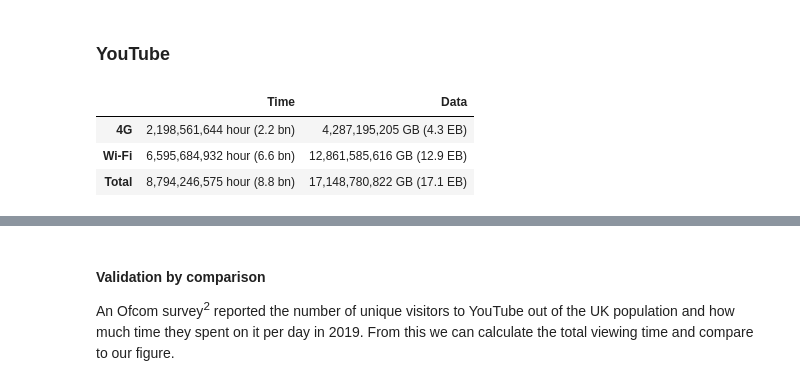
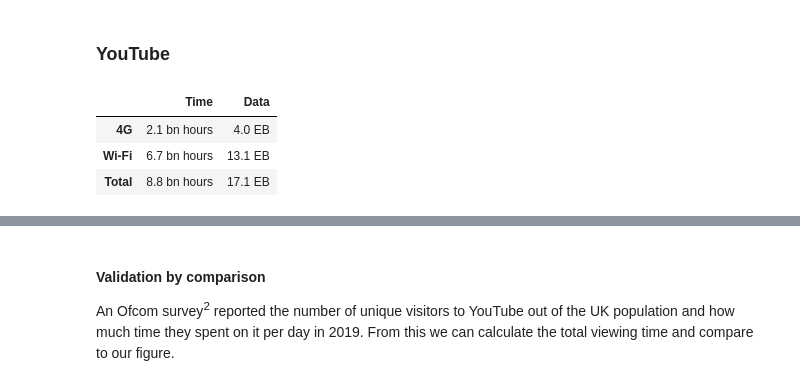
Before and after one commit to davidmytton/paper-video-streaming-network-energy, a Jupyter notebook: model/model.ipynb, the cells around one changed output, grey strips where cells are left out. Saved outputs shown, nothing was run; the diff lists cells and outputs as text; code cells hidden in the pictures.

```diff
--- a/model/model.ipynb
+++ b/model/model.ipynb
@@ -118,0 +163,11 @@ videoQuality = 720
+# %%
+# 720p HD video quality
+video_quality = 720
+hour_data_volume = get_data_volume(video_quality)
+
+fig = px.box(hour_data_volume, y=0)
+fig.update_layout(
+    title_text=f'Data volume generated by 1 hour YouTube streaming at {video_quality}p',
+    yaxis_title_text='Gigabytes (GB)'
+)
+fig.show()
@@ -121,36 +178,36 @@ videoQuality = 720
 # %%
 # Tidy up the calculations into an easily readable data frame
 youtube = pd.DataFrame({
     'Time': {
-        '4G': youtubeTimeAnnualMobileNetworks,
-        'Wi-Fi': youtubeTimeAnnualWifiAllDevices,
-        'Total': youtubeTimeAnnualMobileNetworks + youtubeTimeAnnualWifiAllDevices,
+        '4G': youtube_time_mobilenetworks.mean() * ureg.minutes,
+        'Wi-Fi': youtube_time_wifinetworks_alldevices.mean() * ureg.minutes,
+        'Total': (youtube_time_mobilenetworks.mean() + youtube_time_wifinetworks_alldevices.mean()) * ureg.minutes,
     },
     'Data': {
-        '4G': youtubeTimeAnnualMobileNetworks.to('hours').magnitude * dataVolume[videoQuality].values.mean(),
-        'Wi-Fi': youtubeTimeAnnualWifiAllDevices.to('hours').magnitude * dataVolume[videoQuality].values.mean(),
-        'Total': (youtubeTimeAnnualMobileNetworks.to('hours').magnitude * dataVolume[videoQuality].values.mean()) + (youtubeTimeAnnualWifiAllDevices.to('hours').magnitude * dataVolume[videoQuality].values.mean()),
+        '4G': (youtube_time_mobilenetworks.mean() / 60 * hour_data_volume.mean()) * ureg.gigabytes,
+        'Wi-Fi': (youtube_time_wifinetworks_alldevices.mean() / 60 * hour_data_volume.mean()) * ureg.gigabytes,
+        'Total': ((youtube_time_mobilenetworks.mean() * hour_data_volume.mean()) / 60 + (youtube_time_wifinetworks_alldevices.mean() / 60 * hour_data_volume.mean())) * ureg.gigabytes,
     }
 })
 
 # Format nicely for display
-youtubeDisplay = pd.DataFrame({
+youtube_display = pd.DataFrame({
     'Time': {
-        '4G': f'{youtube["Time"]["4G"].to("hour"):,.0f} ({youtube["Time"]["4G"].to("hour").to_compact().magnitude:,.1f} bn)',
-        'Wi-Fi': f'{youtube["Time"]["Wi-Fi"].to("hour"):,.0f} ({youtube["Time"]["Wi-Fi"].to("hour").to_compact().magnitude:,.1f} bn)',
-        'Total': f'{youtube["Time"]["Total"].to("hour"):,.0f} ({youtube["Time"]["Total"].to("hour").to_compact().magnitude:,.1f} bn)',
+        '4G': f'{youtube["Time"]["4G"].to("hour").to_compact().magnitude:,.1f} bn hours',
+        'Wi-Fi': f'{youtube["Time"]["Wi-Fi"].to("hour").to_compact().magnitude:,.1f}  bn hours',
+        'Total': f'{youtube["Time"]["Total"].to("hour").to_compact().magnitude:,.1f} bn hours',
 
     },
     'Data': {
-        '4G': f'{youtube["Data"]["4G"].to("gigabyte"):,.0f~H} ({youtube["Data"]["4G"].to("exabyte"):,.1f~H})',
-        'Wi-Fi': f'{youtube["Data"]["Wi-Fi"].to("gigabyte"):,.0f~H} ({youtube["Data"]["Wi-Fi"].to("exabyte"):,.1f~H})',
-        'Total': f'{youtube["Data"]["Total"].to("gigabyte"):,.0f~H} ({youtube["Data"]["Total"].to("exabyte"):,.1f~H})',
+        '4G': f'{youtube["Data"]["4G"].to("exabyte"):,.1f~H}',
+        'Wi-Fi': f'{youtube["Data"]["Wi-Fi"].to("exabyte"):,.1f~H}',
+        'Total': f'{youtube["Data"]["Total"].to("exabyte"):,.1f~H}',
 
     }
 })
-youtubeDisplay
+youtube_display
 # %% [output]
 |  | Time | Data |
-| 4G | 2,198,561,644 hour (2.2 bn) | 4,287,195,205 GB (4.3 EB) |
-| Wi-Fi | 6,595,684,932 hour (6.6 bn) | 12,861,585,616 GB (12.9 EB) |
-| Total | 8,794,246,575 hour (8.8 bn) | 17,148,780,822 GB (17.1 EB) |
+| 4G | 2.1 bn hours | 4.0 EB |
+| Wi-Fi | 6.7 bn hours | 13.1 EB |
+| Total | 8.8 bn hours | 17.1 EB |
```
Also changed, not shown: parts of 37 cells of this notebook, 1 other file.
